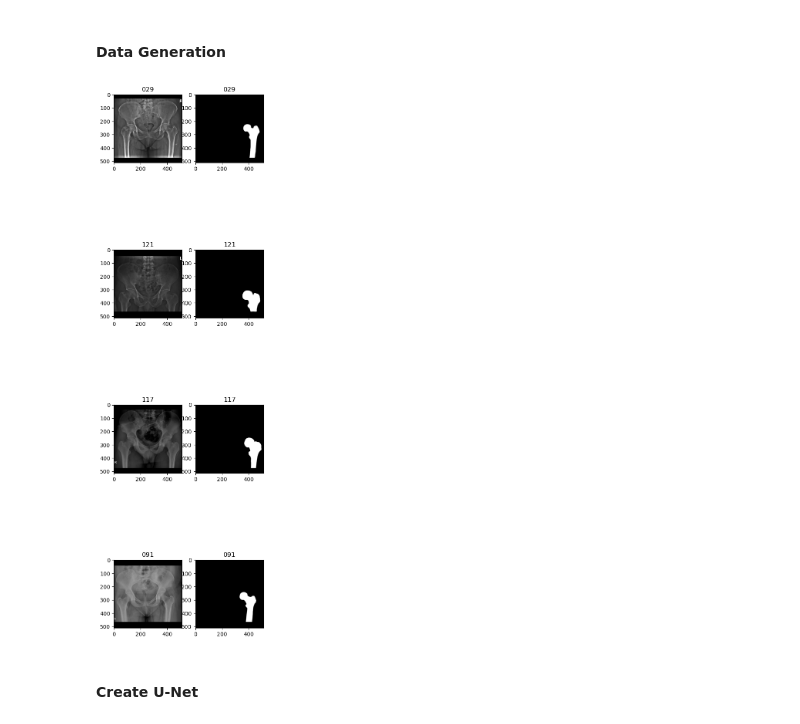
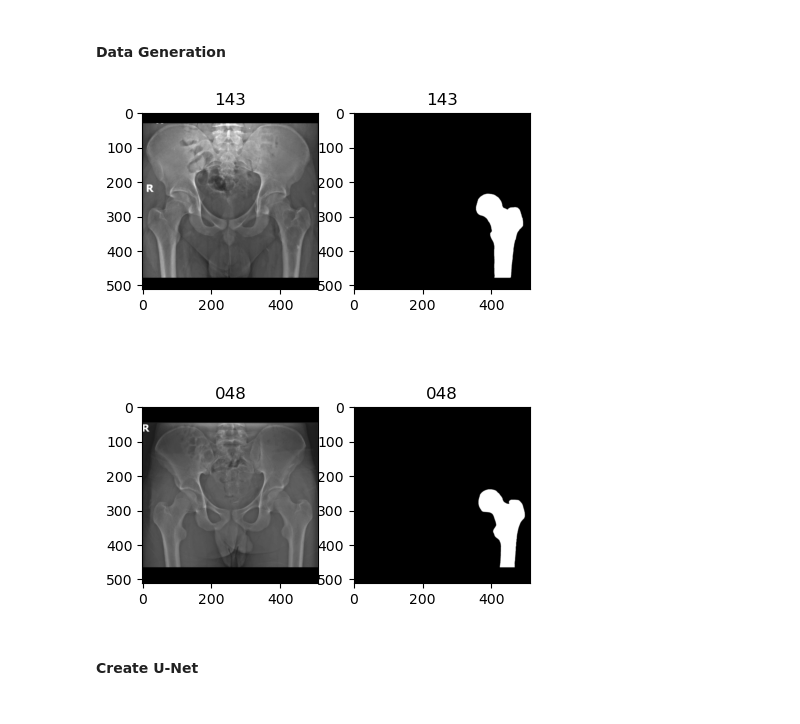
Before and after one commit to hmralavi/FemurSegmentation, a Jupyter notebook: Main_locator.ipynb, the cells around one changed output. Saved outputs shown, nothing was run; the diff lists cells and outputs as text; code cells hidden in the pictures.

```diff
--- a/Main_locator.ipynb
+++ b/Main_locator.ipynb
@@ -14,7 +14,7 @@ import pickle
 # %%
 path_training_dataset = "D:\\Work\\Sarbazi\\data\\all_data\\training"
 path_testing_dataset = "D:\\Work\\Sarbazi\\data\\all_data\\testing"
-batch_size = 4
+batch_size = 2
 femur_locator = True
 if femur_locator:
     # for femur locator
@@ -35,15 +35,15 @@ testing_data = MyUtils.DataGenerator(path_testing_dataset, 20, image_shape, crop
 # %%
 batch_id = 0
 sample_batch_image, sample_batch_mask = training_data.__getitem__(batch_id)
 img_ids = training_data._get_image_ids(batch_id)
-fig, ax = plt.subplots(4, 2, figsize=(5, 20))
-for i in range(batch_size):
+fig, ax = plt.subplots(sample_batch_image.shape[0], 2, figsize=(5, 7))
+for i in range(sample_batch_image.shape[0]):
     ax[i, 0].imshow(sample_batch_image[i,:,:,0],cmap='gray')
-    ax[i, 0].set_title(str(img_ids[i]).zfill(3))
+    ax[i, 0].set_title(str(img_ids[i//naugment]).zfill(3))
     ax[i, 1].imshow(sample_batch_mask[i,:,:,0],cmap='gray')
-    ax[i, 1].set_title(str(img_ids[i]).zfill(3))
+    ax[i, 1].set_title(str(img_ids[i//naugment]).zfill(3))
 # %% [output]
-[figure, old version]
+[figure, new version]
 # %% [markdown]
 #### Create U-Net
 # %%
```
Also changed, not shown: parts of 14 cells of this notebook, 3 other files.
